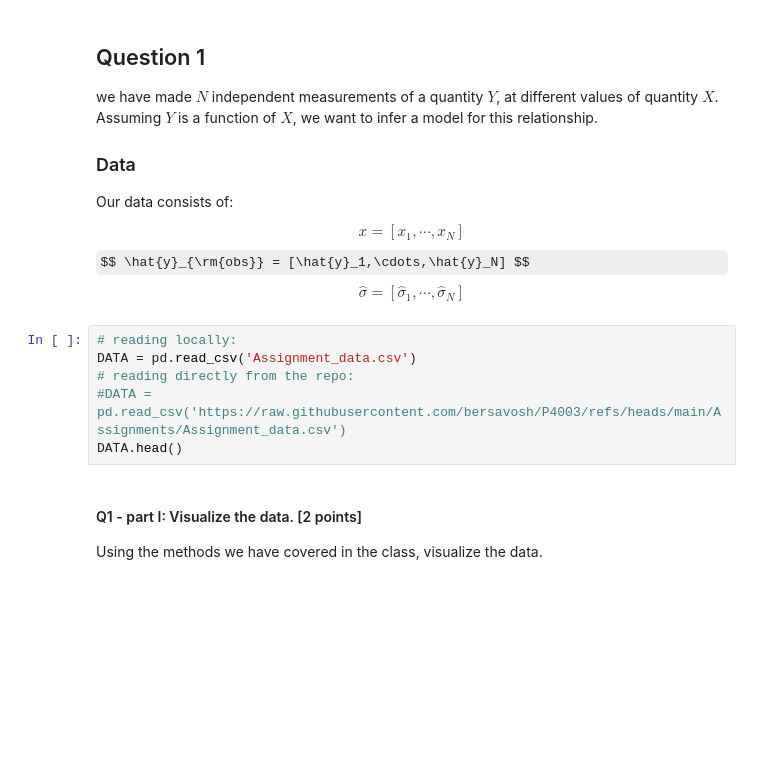
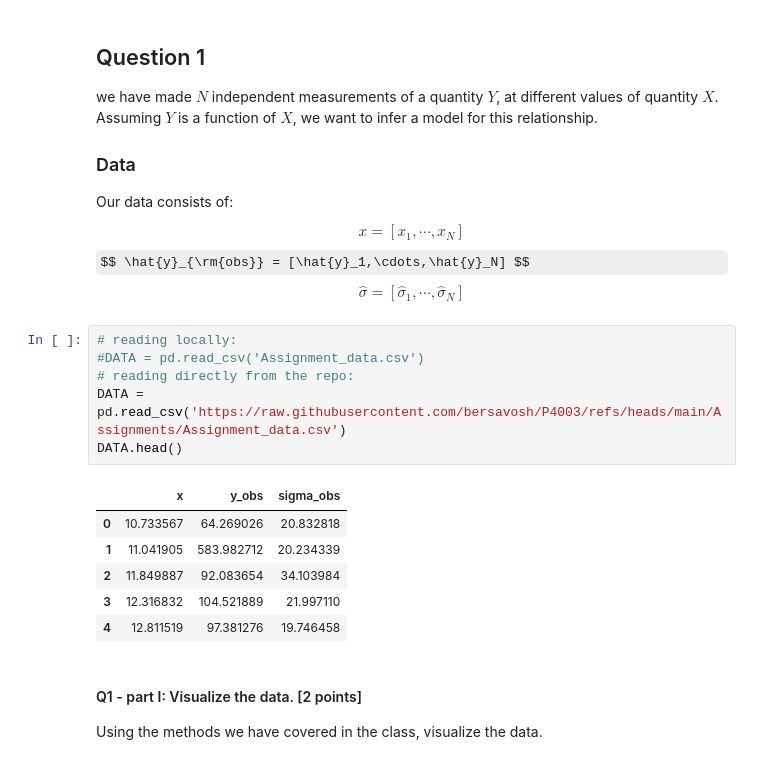
Before and after one commit to FlynnHolt/AstroStatsAssignment, a Jupyter notebook: Assignments/Assignment.ipynb, the cells around one changed output. Saved outputs shown, nothing was run; the diff lists cells and outputs as text; some formulas as TeX source; blank space fills up the shorter version.

```diff
--- a/Assignments/Assignment.ipynb
+++ b/Assignments/Assignment.ipynb
@@ -62,10 +82,17 @@ $$ \hat{y}_{\rm{obs}} = [\hat{y}_1,\cdots,\hat{y}_N] $$
 $$ \hat{\sigma} = [\hat{\sigma}_1,\cdots,\hat{\sigma}_N] $$
 # %%
 # reading locally:
-DATA = pd.read_csv('Assignment_data.csv')
+#DATA = pd.read_csv('Assignment_data.csv')
 # reading directly from the repo:
-#DATA = pd.read_csv('https://raw.githubusercontent.com/bersavosh/P4003/refs/heads/main/Assignments/Assignment_data.csv')
+DATA = pd.read_csv('https://raw.githubusercontent.com/bersavosh/P4003/refs/heads/main/Assignments/Assignment_data.csv')
 DATA.head()
+# %% [output]
+|  | x | y_obs | sigma_obs |
+| 0 | 10.733567 | 64.269026 | 20.832818 |
+| 1 | 11.041905 | 583.982712 | 20.234339 |
+| 2 | 11.849887 | 92.083654 | 34.103984 |
+| 3 | 12.316832 | 104.521889 | 21.997110 |
+| 4 | 12.811519 | 97.381276 | 19.746458 |
 # %% [markdown]
 #### Q1 - part I: Visualize the data. [2 points]
 
```
Also changed, not shown: parts of 3 cells of this notebook.
